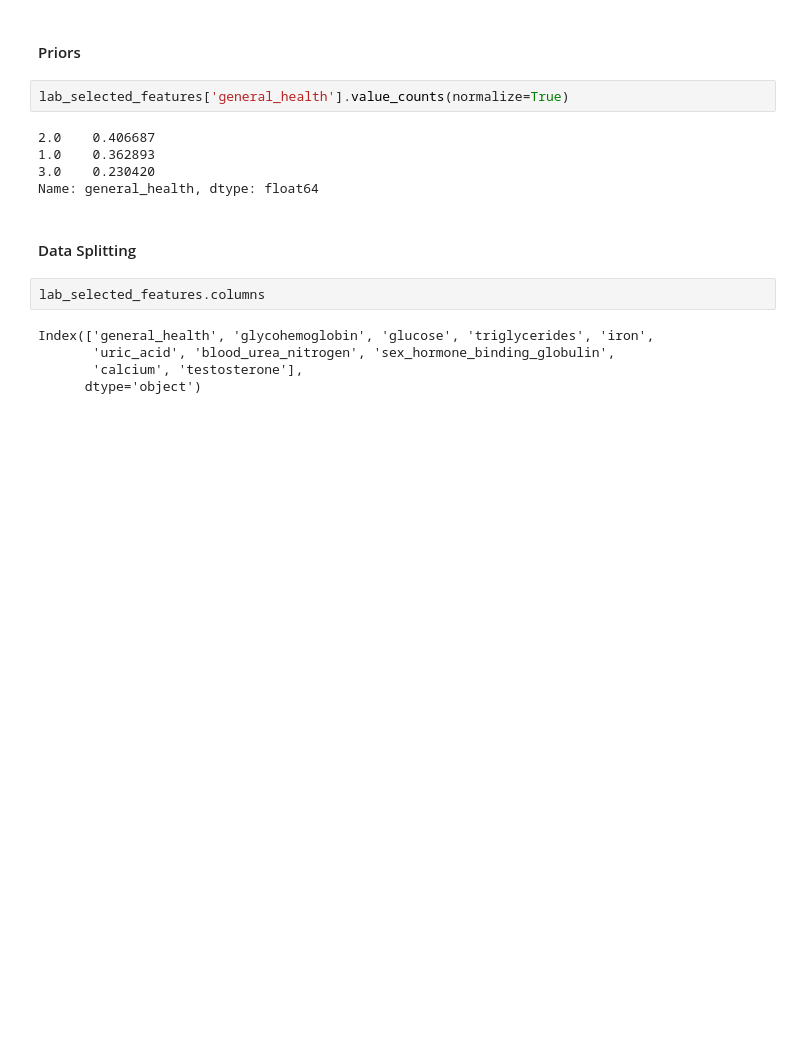
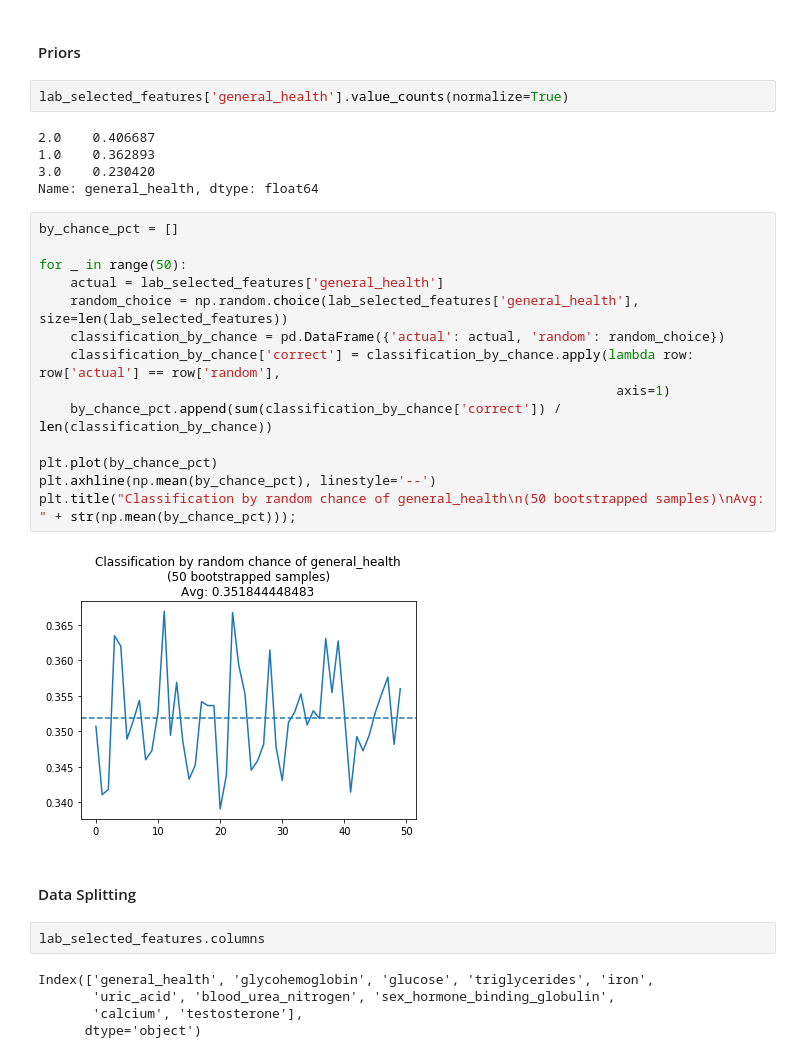
Before and after one commit to oconnoag/NHANES_General_Health_Prediction, a Jupyter notebook: general_health_eda_alijah2.ipynb, the cells around one changed output. Saved outputs shown, nothing was run; the diff lists cells and outputs as text; blank space fills up the shorter version.

Commit message:
added freq/random choice estimate for classification

```diff
--- a/general_health_eda_alijah2.ipynb
+++ b/general_health_eda_alijah2.ipynb
@@ -441,6 +441,22 @@ lab_selected_features['general_health'].value_counts(normalize=True)
 1.0    0.362893
 3.0    0.230420
 Name: general_health, dtype: float64
+# %%
+by_chance_pct = []
+
+for _ in range(50):
+    actual = lab_selected_features['general_health']
+    random_choice = np.random.choice(lab_selected_features['general_health'], size=len(lab_selected_features))
+    classification_by_chance = pd.DataFrame({'actual': actual, 'random': random_choice})
+    classification_by_chance['correct'] = classification_by_chance.apply(lambda row: row['actual'] == row['random'],
+                                                                          axis=1)
+    by_chance_pct.append(sum(classification_by_chance['correct']) / len(classification_by_chance))
+
+plt.plot(by_chance_pct)
+plt.axhline(np.mean(by_chance_pct), linestyle='--')
+plt.title("Classification by random chance of general_health\n(50 bootstrapped samples)\nAvg: " + str(np.mean(by_chance_pct)));
+# %% [output]
+[figure, added]
 # %% [markdown]
 #### Data Splitting
 # %%
```
Also changed, not shown: parts of 9 cells of this notebook.
